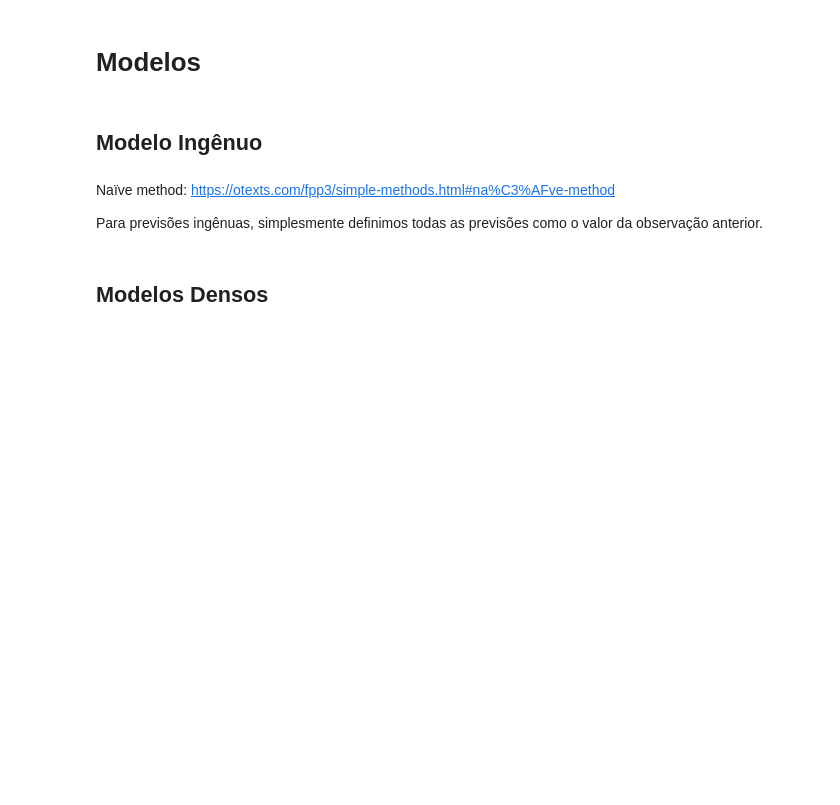
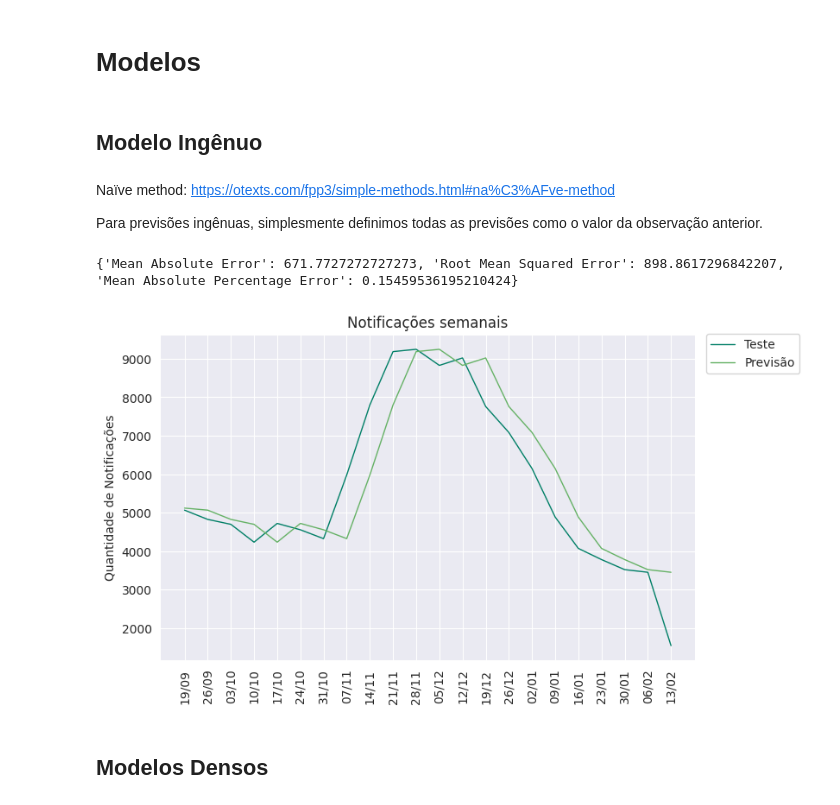
Before and after one commit to flohmannjr/PJI410, a Jupyter notebook: PJI410_projecoes_de_notificacoes.ipynb, the cells around one changed output. Saved outputs shown, nothing was run; the diff lists cells and outputs as text; code cells hidden in the pictures; blank space fills up the shorter version.

```diff
--- a/PJI410_projecoes_de_notificacoes.ipynb
+++ b/PJI410_projecoes_de_notificacoes.ipynb
@@ -133,3 +144,15 @@ y_pred = y_test[:-1]
 # %%
-# grafico_series(X_teste=X_test[1:], y_teste=y_test[1:],
-#                X_previsao=X_test[1:], y_previsao=y_pred)
+y_pred = y_test[:-1]
+
+metricas[MODELO_NUMERO] = metricas_modelo(y_test[1:], y_pred)
+
+print(metricas[MODELO_NUMERO])
+print()
+
+MODELO_NUMERO += 1
+
+grafico_series(X_teste=X_test[1:], y_teste=y_test[1:],
+               X_previsao=X_test[1:], y_previsao=y_pred)
+# %% [output]
+{'Mean Absolute Error': 671.7727272727273, 'Root Mean Squared Error': 898.8617296842207, 'Mean Absolute Percentage Error': 0.15459536195210424}
+[figure, added]
```
Also changed, not shown: parts of 19 cells of this notebook.
